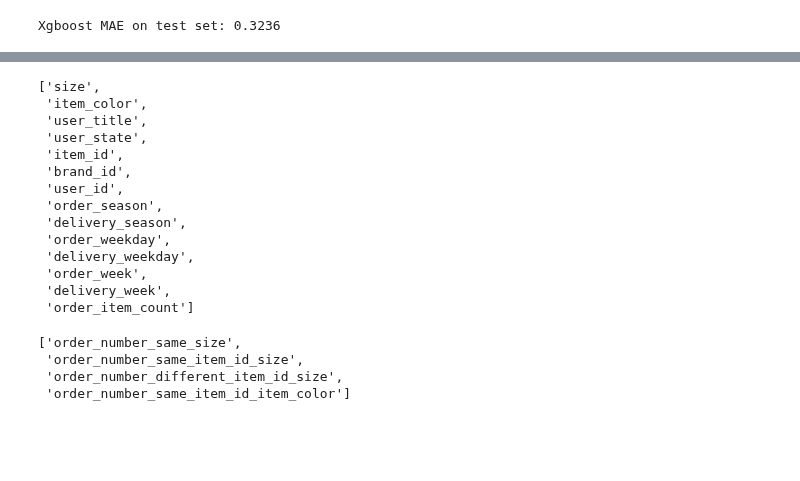
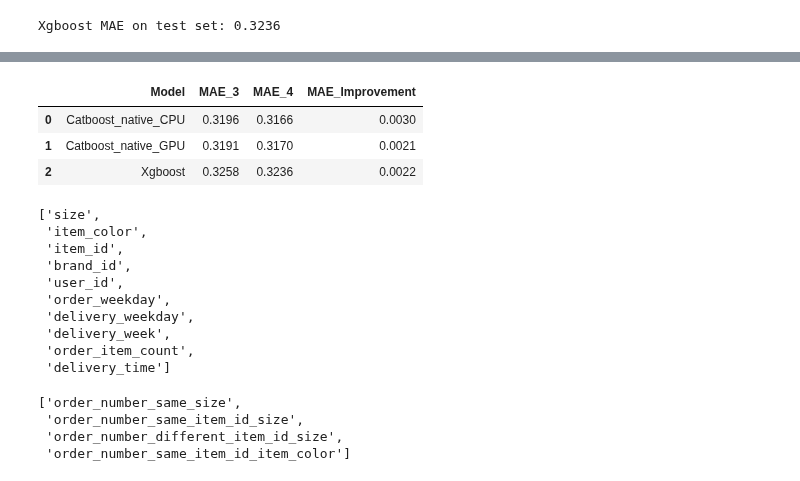
Before and after one commit to teodor-georgiev/Online-Retailer-Analysis-2014, a Jupyter notebook: 5. Recent_+_Interaction.ipynb, the cells around one changed output, grey strips where cells are left out. Saved outputs shown, nothing was run; the diff lists cells and outputs as text; code cells hidden in the pictures; blank space fills up the shorter version.

```diff
--- a/5. Recent_+_Interaction.ipynb
+++ b/5. Recent_+_Interaction.ipynb
@@ -227,3 +189,11 @@ xgb_model, xgb_Y_pred, xgb_mae, xgb_Y_pred_proba = Model.xgboost(df_train_encode
 print("Xgboost MAE on test set:", xgb_mae)
 # %% [output]
 Xgboost MAE on test set: 0.3236
+# %%
+mae_dict_1 = {"Catboost_native_CPU":0.3166,"Catboost_native_GPU":0.317,"Xgboost":0.3236}
+model_results_1 = pd.DataFrame(mae_dict_1,index=["MAE_4"])
+model_results_1.sort_values(by="MAE_4",ascending=True,inplace=True,axis=1)
+model_results_1 = model_results_1.transpose()
+model_results_1.index.set_names(["Model"],inplace=True)
+model_results_1.reset_index(inplace=True)
+model_results_1
@@ -229,0 +205,3 @@ Xgboost MAE on test set: 0.3236
+# %%
+model_performance = pd.read_csv("Model_Performances/Model_performance_1.csv")
+model_performance
@@ -230 +214,11 @@ Xgboost MAE on test set: 0.3236
+# %%
+model_results_whole = pd.merge(model_results_1,model_performance,on="Model",how="left")
+model_results_whole["MAE_Improvement"] = model_results_whole["MAE_3"] - model_results_whole["MAE_4"]
+model_results_whole = model_results_whole[["Model","MAE_3","MAE_4","MAE_Improvement"]]
+model_results_whole
+# %% [output]
+|  | Model | MAE_3 | MAE_4 | MAE_Improvement |
+| 0 | Catboost_native_CPU | 0.3196 | 0.3166 | 0.0030 |
+| 1 | Catboost_native_GPU | 0.3191 | 0.3170 | 0.0021 |
+| 2 | Xgboost | 0.3258 | 0.3236 | 0.0022 |
 # %%
@@ -247,23 +239,19 @@ cat_cols += ["order_season","delivery_season"]
 # %%
 interaction_cols = cat_cols.copy()
-interaction_cols += ["order_weekday","delivery_weekday","order_week","delivery_week","order_item_count"]
+interaction_cols += ["order_weekday","delivery_weekday","delivery_week","order_item_count","delivery_time"]
 # Remove the columns that are not needed for the interaction
-interaction_cols = [x for x in interaction_cols if x not in ["mode_item_id","mode_size","mode_brand_id","mode_item_color"]]
+interaction_cols = [x for x in interaction_cols if x not in ["mode_item_id","mode_size","mode_brand_id","mode_item_color","user_state","user_title"]]
 interaction_cols
 # %% [output]
 ['size',
  'item_color',
- 'user_title',
- 'user_state',
  'item_id',
  'brand_id',
  'user_id',
- 'order_season',
- 'delivery_season',
  'order_weekday',
  'delivery_weekday',
- 'order_week',
  'delivery_week',
- 'order_item_count']
+ 'order_item_count',
+ 'delivery_time']
 # %%
 # Delivery time, order sum, user_age, item price binning
```
Also changed, not shown: parts of 44 cells of this notebook.
